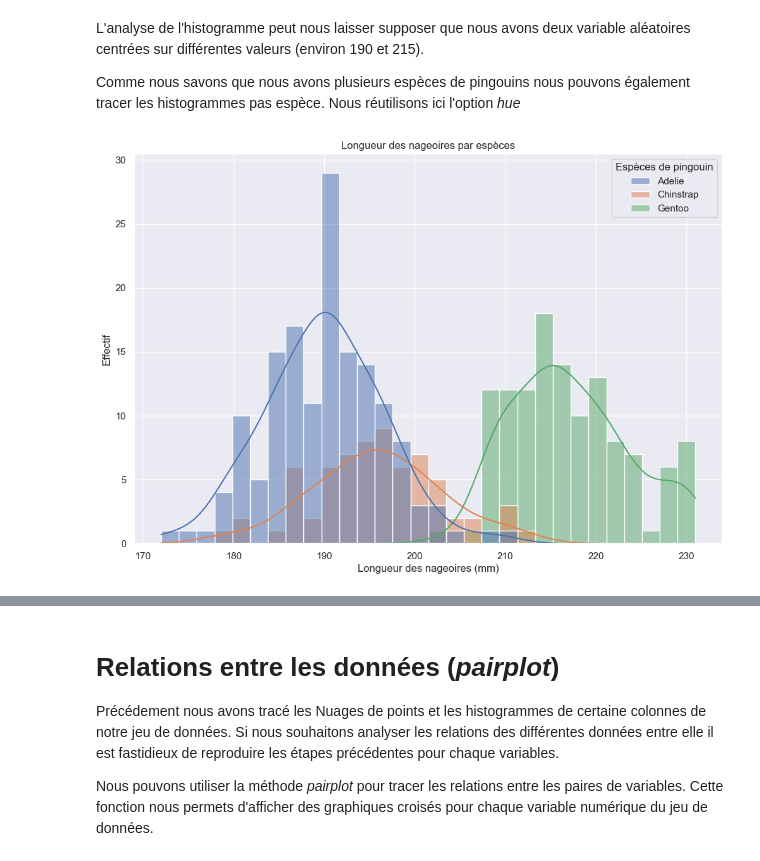
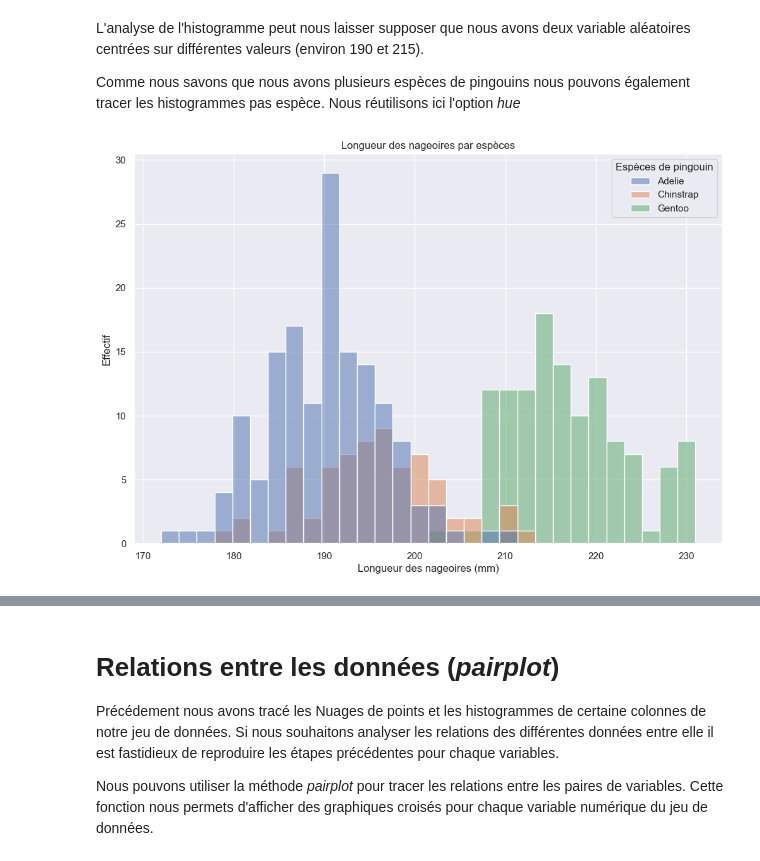
Before and after one commit to Lingwiloke/EC512, a Jupyter notebook: 01_Visualisation_de_donnes.ipynb, the cells around one changed output, grey strips where cells are left out. Cells and saved outputs as stored; diff of their text form; code cells hidden in the pictures.

```diff
--- a/01_Visualisation_de_donnes.ipynb
+++ b/01_Visualisation_de_donnes.ipynb
@@ -215,10 +201,10 @@ L'analyse de l'histogramme peut nous laisser supposer que nous avons deux variab
 
 Comme nous savons que nous avons plusieurs espèces de pingouins nous pouvons également tracer les histogrammes pas espèce. Nous réutilisons ici l'option *hue*
 # %%
-g = sb.histplot(x = "flipper_length_mm", data = penguins, binwidth=2, kde=True, hue = "species")
+g = sb.histplot(x = "flipper_length_mm", data = penguins, binwidth=2, kde=False, hue = "species")
 g.get_legend().set_title("Espèces de pingouin")
 plt.title("Longueur des nageoires par espèces")
 plt.xlabel('Longueur des nageoires (mm)')
 plt.ylabel('Effectif');
 # %% [output]
-[figure, old version]
+[figure, new version]
```
Also changed, not shown: parts of 10 cells of this notebook.
